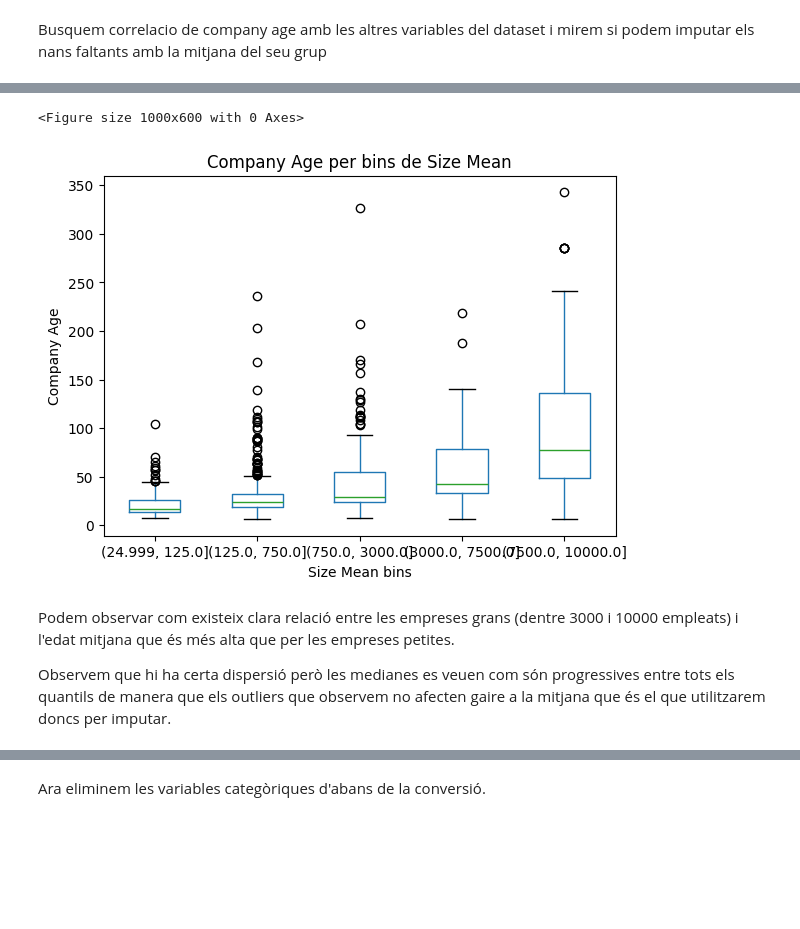
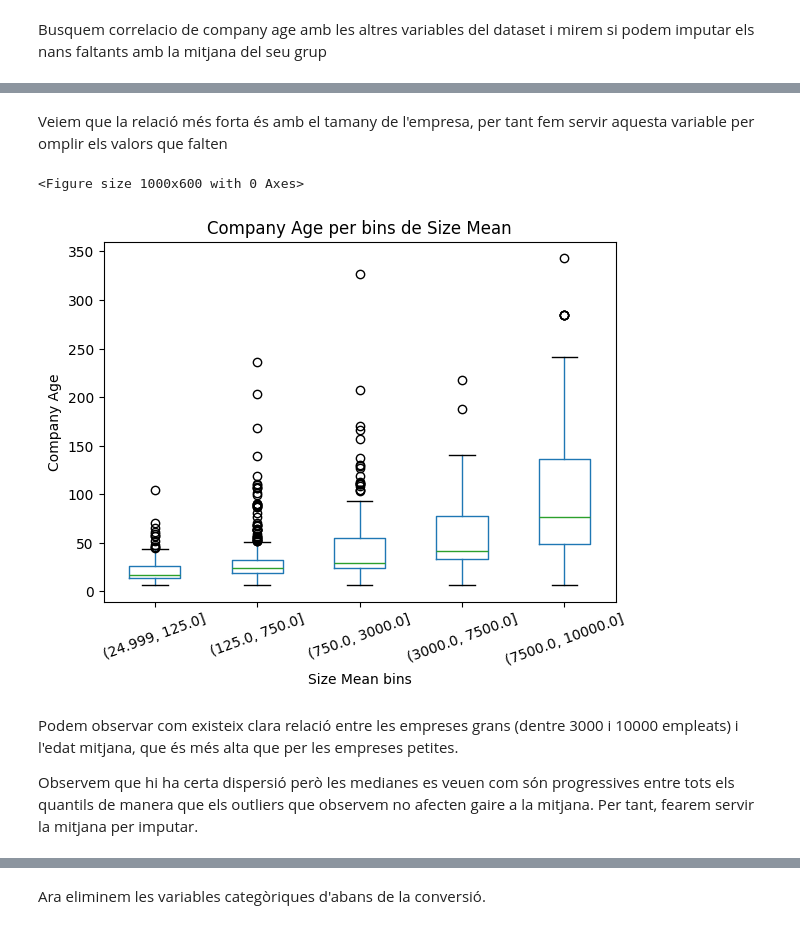
Before and after one commit to sarachillon/casKaggle, a Jupyter notebook: Preprocessing.ipynb, the cells around one changed output, grey strips where cells are left out. Cells and saved outputs as stored; diff of their text form; code cells hidden in the pictures; blank space fills up the shorter version.

```diff
--- a/Preprocessing.ipynb
+++ b/Preprocessing.ipynb
@@ -46,5 +42,5 @@ import tqdm as notebook_tqdm
 # Data Analyst Jobs dataset
 path = kagglehub.dataset_download("andrewmvd/data-analyst-jobs")
 print("Path to dataset files:", path)
-df = pd.read_csv(path + '\DataAnalyst.csv')
+df = pd.read_csv(path + '/DataAnalyst.csv')
 # %% [output]
@@ -251,8 +263,7 @@ df["Company Age"].isna().sum()
 # omplim aquelles company age conegudes en una altra entrada del dataset
 
 df['Company Age'] = df.groupby('Company Name')['Company Age'].transform(
-    lambda col: col.fillna(col.dropna().median()) if col.notna().any() else col
-)
+    lambda col: col.fillna(col.dropna().median()) if col.notna().any() else col)
 # %% [markdown]
 Busquem correlacio de company age amb les altres variables del dataset i mirem si podem imputar els nans faltants amb la mitjana del seu grup
 # %%
@@ -279,21 +291,24 @@ Founded        -0.541488
 Name: Company Age, dtype: float64
+# %% [markdown]
+Veiem que la relació més forta és amb el tamany de l'empresa, per tant fem servir aquesta variable per omplir els valors que falten
 # %%
 # Crear bins automàtics per Size mean
 df['Size Bin'] = pd.qcut(df['Size mean'], q=6, duplicates='drop')
 
 plt.figure(figsize=(10, 6))
 df.boxplot(column='Company Age', by='Size Bin', grid=False)
 plt.title("Company Age per bins de Size Mean")
 plt.suptitle("")
 plt.xlabel("Size Mean bins")
 plt.ylabel("Company Age")
+plt.xticks(rotation=20)
 plt.show()
 # %% [output]
 <Figure size 1000x600 with 0 Axes>
-[figure, old version]
+[figure, new version]
 # %% [markdown]
-Podem observar com existeix clara relació entre les empreses grans (dentre 3000 i 10000 empleats) i l'edat mitjana que és més alta que per les empreses petites.
+Podem observar com existeix clara relació entre les empreses grans (dentre 3000 i 10000 empleats) i l'edat mitjana, que és més alta que per les empreses petites.
 
-Observem que hi ha certa dispersió però les medianes es veuen com són progressives entre tots els quantils de manera que els outliers que observem no afecten gaire a la mitjana que és el que utilitzarem doncs per imputar.
+Observem que hi ha certa dispersió però les medianes es veuen com són progressives entre tots els quantils de manera que els outliers que observem no afecten gaire a la mitjana. Per tant, fearem servir la mitjana per imputar.
 # %%
 # Mediana d'edat per bin
```
Also changed, not shown: parts of 72 cells of this notebook, 2 other files.
